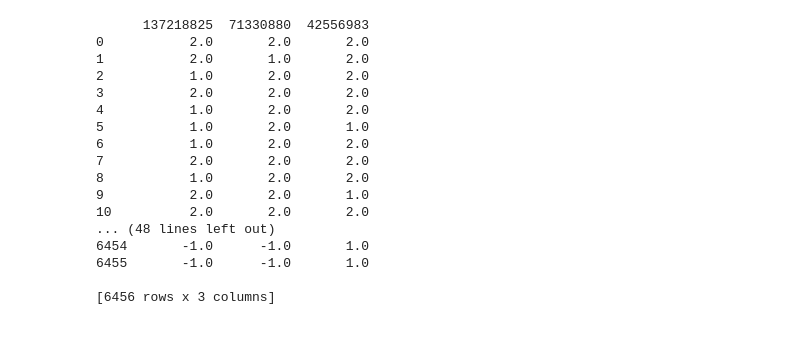
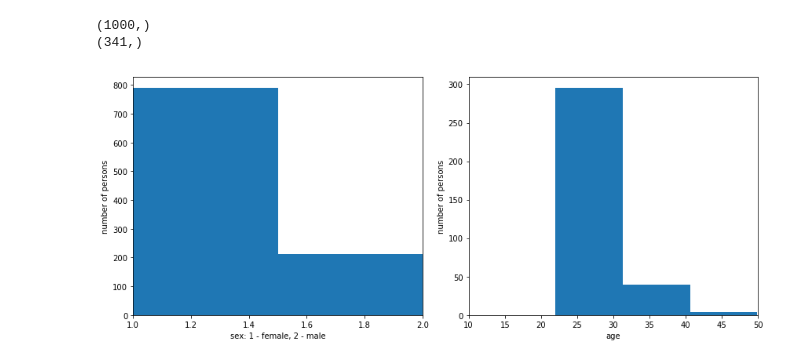
Before and after one commit to Slava-N/Netology_tasks_PyCharm, a Jupyter notebook: Diploma/group_stats.ipynb, the cells around one changed output. Saved outputs shown, nothing was run; the diff lists cells and outputs as text; code cells hidden in the pictures; blank space fills up the shorter version.

```diff
--- a/Diploma/group_stats.ipynb
+++ b/Diploma/group_stats.ipynb
@@ -15,7 +15,7 @@ with open('top100.json', 'r') as read_file:
         group_ids.append(str(json_data[_]['group_id']))
     print(group_ids)
 
-group_ids=['137218825', '71330880', '42556983']
+group_ids=['80006177', '45842880', '38079632','32376169','2992']
 
 group_ids_str=','.join(group_ids)
 print(group_ids_str)
@@ -71,0 +52,12 @@ print((groups_count))
+# %%
+datas=[]
+da1=response_member_count.json()['response'][0]
+da2=response_member_count.json()['response'][1]
+da3=response_member_count.json()['response'][2]
+da4=response_member_count.json()['response'][3]
+da5=response_member_count.json()['response'][4]
+datas=[da1,da2,da3,da4,da5]
+
+# datas=[da1,da2,da3, da]
+
+pprint(datas)
@@ -106,26 +142,31 @@ import pandas as pd
 import numpy as np
 import matplotlib.pyplot as plt
 %matplotlib inline
-
-# df=pd.DataFrame(dict([(k,Series(v)) for k,v in groups_stats.iteritems()]))
-df = pd.DataFrame.from_dict(groups_stats_sex, orient='index').transpose()
-df.fillna(-1, inplace=True)
-print(df)
-# %% [output]
-      137218825  71330880  42556983
-0           2.0       2.0       2.0
-1           2.0       1.0       2.0
-2           1.0       2.0       2.0
-3           2.0       2.0       2.0
-4           1.0       2.0       2.0
-5           1.0       2.0       1.0
-6           1.0       2.0       2.0
-7           2.0       2.0       2.0
-8           1.0       2.0       2.0
-9           2.0       2.0       1.0
-10          2.0       2.0       2.0
-... (48 lines left out)
-6454       -1.0      -1.0       1.0
-6455       -1.0      -1.0       1.0
-
-[6456 rows x 3 columns]
+# %%
+ds1=pd.Series(datas[3]['sex'])
+ds2=pd.Series(datas[3]['ages'])
+# %%
+print(ds1.shape)
+print(ds2.shape)
+# %% [output]
+(1000,)
+(341,)
+# %%
+
+plt.figure(figsize=(12, 5))
+plt.subplot(1,2,1)
+
+plt.hist(ds1, bins=2);
+plt.xlabel('sex: 1 - female, 2 - male')
+plt.ylabel('number of persons')
+
+plt.xlim([1,2])
+
+plt.subplot(1,2,2)
+plt.hist(ds2, bins=10);
+plt.xlim([10, 50])
+plt.xlabel('age')
+plt.ylabel('number of persons')
+plt.tight_layout()
+# %% [output]
+[figure, added]
```
Also changed, not shown: parts of 7 cells of this notebook, 1 other file.
